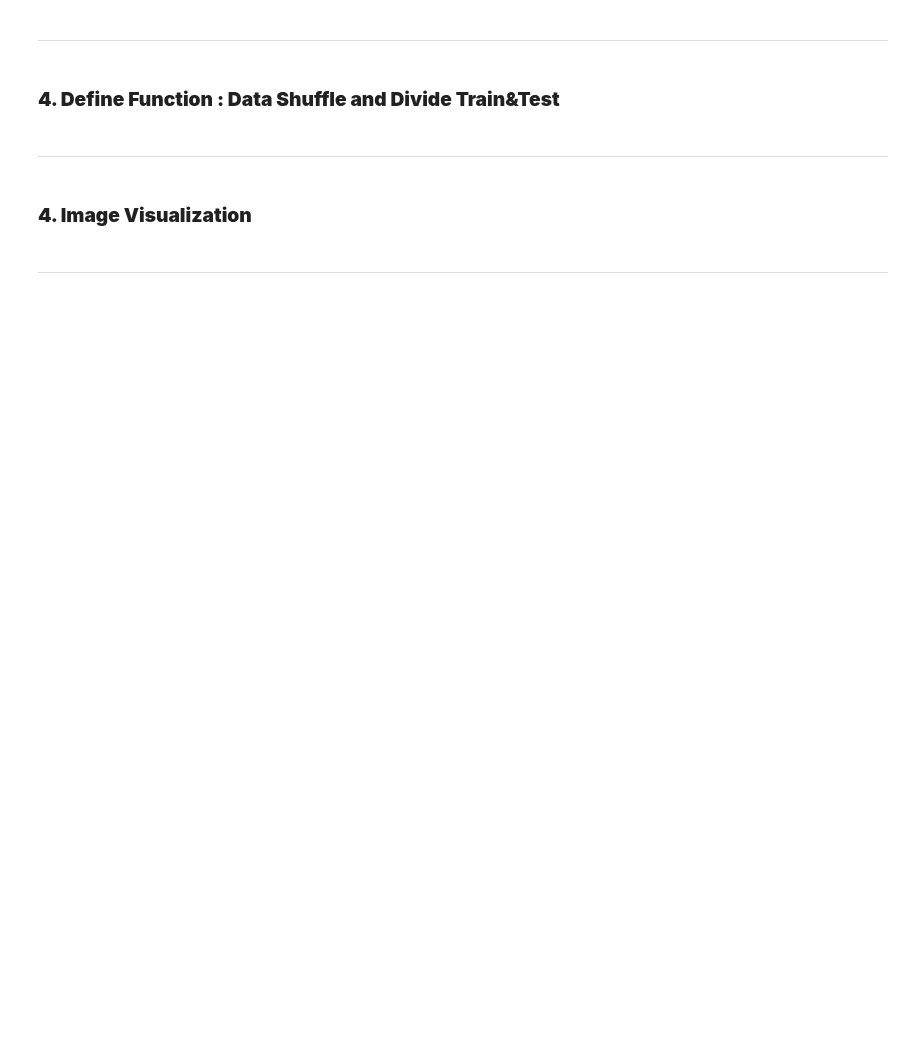
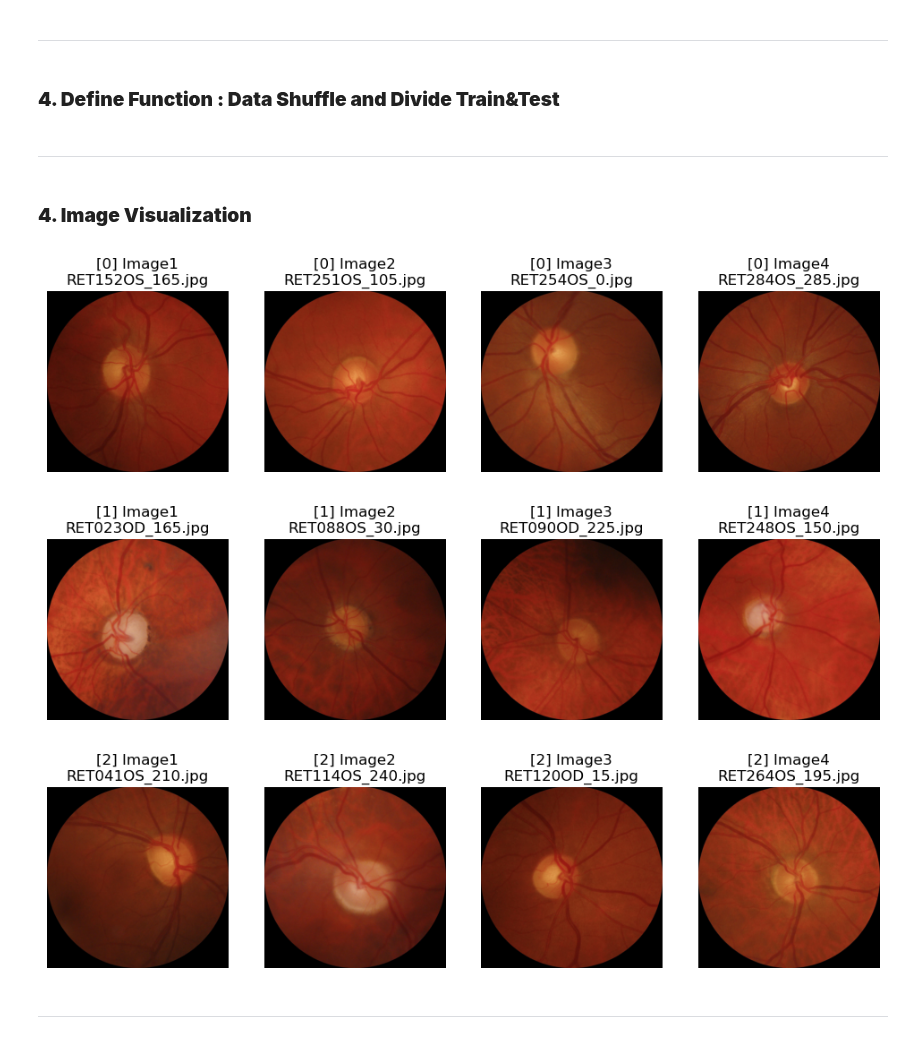
Before and after one commit to raftaria/data_Agumentation, a Jupyter notebook: data_agumentation.ipynb, the cells around one changed output. Drawn from its saved outputs; the diff is of its cells as text; code cells hidden in the pictures; blank space fills up the shorter version.

```diff
--- a/data_agumentation.ipynb
+++ b/data_agumentation.ipynb
@@ -24,7 +24,7 @@ def crop_images(query):
     # 이미지 파일 목록 가져오기
     image_files = glob.glob(os.path.join(set_image_folder, '*.jpg'))
     # 저장할 폴더 경로
-    save_folder = './01_cropped_images_circular' + str(query) + '/'
+    save_folder = './01_cropped_images_circular/' + str(query) + '/'
     os.makedirs(save_folder, exist_ok=True)
 
     for image_path in image_files:
@@ -141,3 +149,3 @@ def save_images(query):
 # %%
-# for i in range(3):
-#     save_images(i)
+for i in range(3):
+    save_images(i)
@@ -224,5 +250,9 @@ for i in range(3):
 # %%
-# for i in range(3):
-#     img_show(i)
+for i in range(3):
+    img_show(i)
+# %% [output]
+[figure, added]
+[figure, added]
+[figure, added]
 # %% [markdown]
 ---
```
Also changed, not shown: parts of 6 cells of this notebook.
